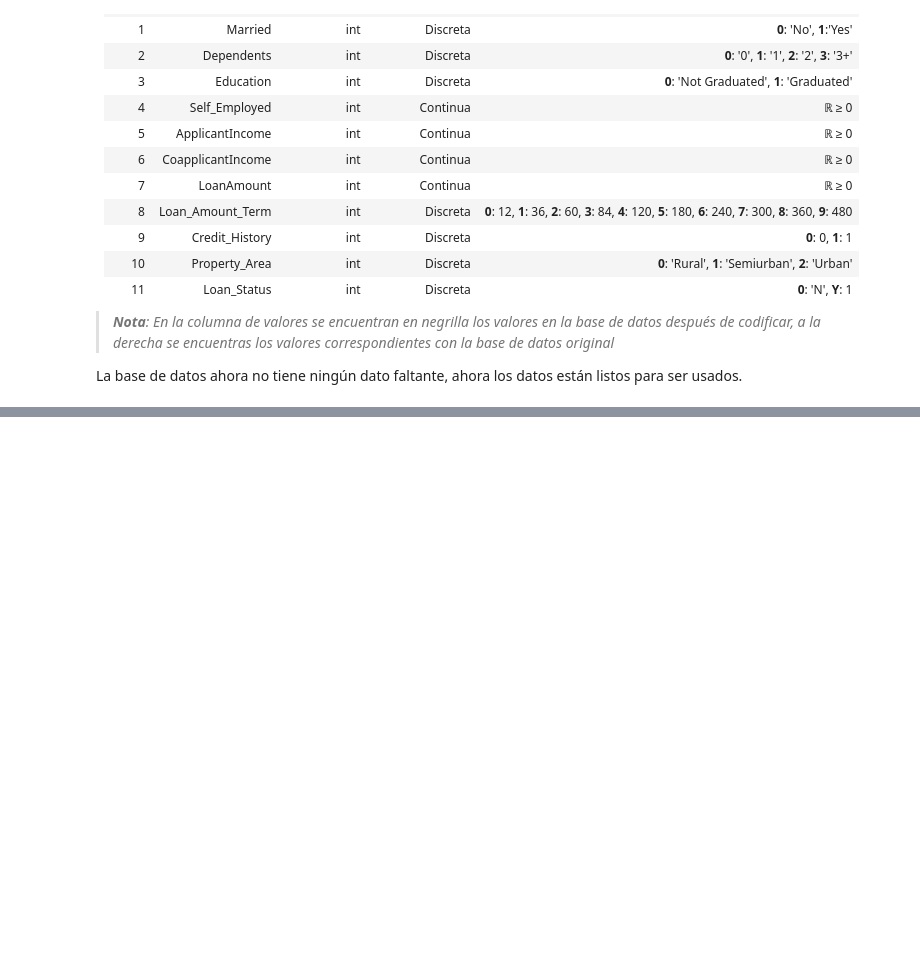
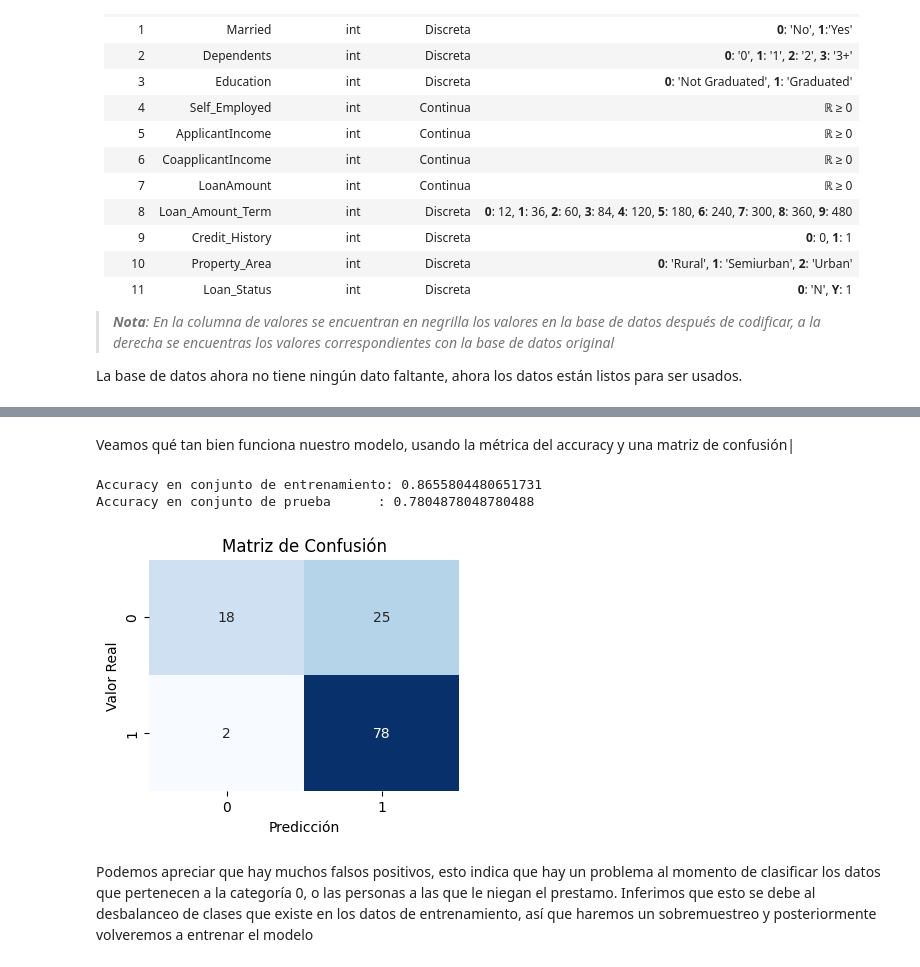
Before and after one commit to DavidUpegui/Home_Loan_approval_ML, a Jupyter notebook: Evaluación_inteligente_de_créditos_hipotecarios.ipynb, the cells around one changed output, grey strips where cells are left out. Saved outputs shown, nothing was run; the diff lists cells and outputs as text; code cells hidden in the pictures; blank space fills up the shorter version.

```diff
--- a/Evaluación_inteligente_de_créditos_hipotecarios.ipynb
+++ b/Evaluación_inteligente_de_créditos_hipotecarios.ipynb
@@ -140,0 +243,37 @@ raw_data.to_csv(path + 'data.csv', index=False);
+# %% [markdown]
+Veamos qué tan bien funciona nuestro modelo, usando la métrica del accuracy y una matriz de confusión|
+# %%
+# Calcular la precisión en los conjuntos de entrenamiento y prueba
+train_accuracy = best_model.score(X_train, y_train)
+test_accuracy = best_model.score(X_test, y_test)
+
+# Imprimir las precisiones en dos líneas consecutivas
+print("Accuracy en conjunto de entrenamiento:", train_accuracy)
+print("Accuracy en conjunto de prueba      :", test_accuracy)
+# %% [output]
+Accuracy en conjunto de entrenamiento: 0.8655804480651731
+Accuracy en conjunto de prueba      : 0.7804878048780488
+# %%
+from sklearn.metrics import confusion_matrix
+import seaborn as sns
+import matplotlib.pyplot as plt
+
+# Suponiendo que ya tienes best_model entrenado con los mejores hiperparámetros y X_test, y_test están definidos
+
+# Realizar predicciones en el conjunto de prueba
+y_pred = best_model.predict(X_test)
+
+# Crear la matriz de confusión
+conf_matrix = confusion_matrix(y_test, y_pred)
+
+# Visualizar la matriz de confusión usando Seaborn
+plt.figure(figsize=(4, 3))
+sns.heatmap(conf_matrix, annot=True, fmt='d', cmap='Blues', cbar=False)
+plt.xlabel('Predicción')
+plt.ylabel('Valor Real')
+plt.title('Matriz de Confusión')
+plt.show()
+# %% [output]
+[figure, added]
+# %% [markdown]
+Podemos apreciar que hay muchos falsos positivos, esto indica que hay un problema al momento de clasificar los datos que pertenecen a la categoría 0, o las personas a las que le niegan el prestamo. Inferimos que esto se debe al desbalanceo de clases que existe en los datos de entrenamiento, así que haremos un sobremuestreo y posteriormente volveremos a entrenar el modelo
```
Also changed, not shown: parts of 57 cells of this notebook.
